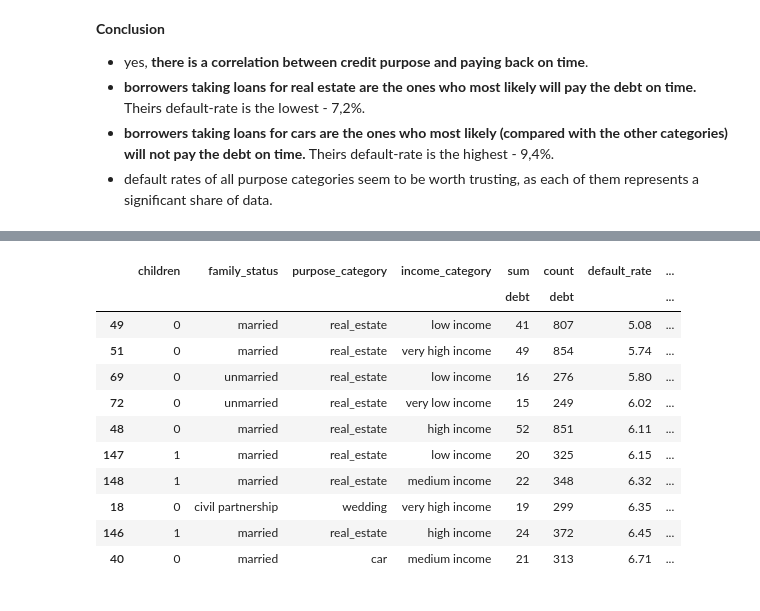
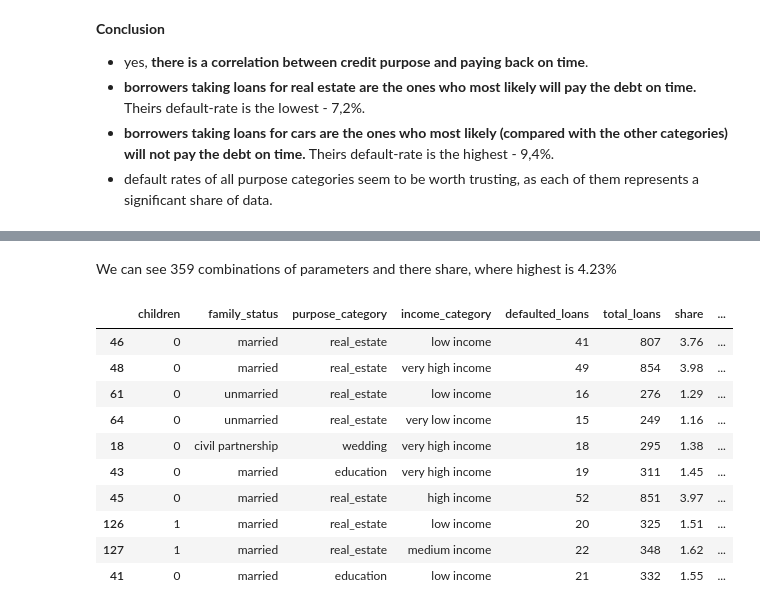
Before and after one commit to Sasha-Fridman/TripleTen-ex.-Practicum-Bootcamp-Projects, a Jupyter notebook: 1. Data Preprocessing.ipynb, the cells around one changed output, grey strips where cells are left out. Saved outputs shown, nothing was run; the diff lists cells and outputs as text; code cells hidden in the pictures.

```diff
--- a/1. Data Preprocessing.ipynb
+++ b/1. Data Preprocessing.ipynb
@@ -931,5 +977,6 @@ data['days_employed'] = np.where(data['days_employed'] < 0, abs(data['days_emplo
 We saw above that 'days_employed' column values defer a lot by 'income type' characteristic.  So we will use its median to replace missing ones. We use the median (not mean) - as data distribution is not symmetric.
 # %%
 # Filling missed values using 'transform' function
-data['days_employed'] = data['days_employed'].fillna(data.groupby('income_type')['days_employed'].transform('median'))
+data['days_employed'] = data['days_employed'].fillna(data.groupby('income_type')['days_employed']
+                                                     .transform('median'))
 # %%
@@ -1126,8 +1173,8 @@ dtype: int64
 # creating lists of keywords for defined categories
 real_estate_category = ['estate', 'real', 'property', 'house', 'housing', 'construction', 'renovation', 'residential']
 car_category = ['car']
-education_category = ['education', 'university']
-wedding_category = ['wedding', 'educated']
+education_category = ['education', 'university', 'educated']
+wedding_category = ['wedding']
 # %%
 # writing function giving lemma as output
 def lemmatization_func(line):
@@ -1258,7 +1302,8 @@ def income_category(income):
     'high income' for income between 60% and 80% from the bottom of the dataset
     'very high income' for the top 20% of values in the income column
 
-    * - actually we don't need this category for the current dataset, meanwhile, it could be useful in case we need to work with a different dataset in the future)
+    * - actually we don't need this category for the current dataset, meanwhile,
+        it could be useful in case we need to work with a different dataset in the future)
     """
 
     if income < 0:
@@ -1461,9 +1518,16 @@ pivot_purpose_category.sort_values(by = 'default_rate') # pivot_table sorted by
 # %%
 # creating pivot table on investigating categories of borrowers
-data_total_pivot = data.pivot_table(index=['children', 'family_status', 'purpose_category','income_category'], values='debt', aggfunc = ['sum','count']).reset_index()
+data_total_pivot = data.pivot_table(
+    index = ['children', 'family_status', 'purpose_category', 'income_category'],
+    values = 'debt',
+    aggfunc = ['sum', 'count'],
+).reset_index()
 
-# creating a 'default_rate' column
-data_total_pivot['default_rate'] = data_total_pivot['sum']/data_total_pivot['count']*100
+data_total_pivot.columns = (
+    ['children', 'family_status', 'purpose_category', 'income_category', 'defaulted_loans', 'total_loans'])
 
-# creating a 'representativity' column, showing the share of combinations of categories from all cases.
-data_total_pivot['representativity'] = data_total_pivot['count'] / len(data)*100
+data_total_pivot['share'] = data_total_pivot['total_loans'] / len(data) * 100
+data_total_pivot['default_rate'] = (data_total_pivot['defaulted_loans']
+                                    / data_total_pivot['total_loans']
+                                    * 100)
+data_total_pivot.sort_values(by = 'share', ascending = False)
@@ -1470,17 +1548,18 @@ data_total_pivot['representativity'] = data_total_pivot['count'] / len(data)*100
+# %% [markdown]
+We can see 359 combinations of parameters and there share, where highest is 4.23%
 # %%
-# the most reliable combinations of categories, we display only cases with representativity over 1%
-data_total_pivot[data_total_pivot['representativity'] > 1].sort_values(by='default_rate').head(10)
+# the most reliable combinations of categories, we display only cases with share over 1%
+data_total_pivot[data_total_pivot['share'] > 1].sort_values(by = 'default_rate', ascending = True).head(10)
 # %% [output]
-|  | children | family_status | purpose_category | income_category | sum | count | default_rate | ... |
-|  |  |  |  |  | debt | debt |  | ... |
-| 49 | 0 | married | real_estate | low income | 41 | 807 | 5.08 | ... |
-| 51 | 0 | married | real_estate | very high income | 49 | 854 | 5.74 | ... |
-| 69 | 0 | unmarried | real_estate | low income | 16 | 276 | 5.80 | ... |
-| 72 | 0 | unmarried | real_estate | very low income | 15 | 249 | 6.02 | ... |
-| 48 | 0 | married | real_estate | high income | 52 | 851 | 6.11 | ... |
-| 147 | 1 | married | real_estate | low income | 20 | 325 | 6.15 | ... |
-| 148 | 1 | married | real_estate | medium income | 22 | 348 | 6.32 | ... |
-| 18 | 0 | civil partnership | wedding | very high income | 19 | 299 | 6.35 | ... |
-| 146 | 1 | married | real_estate | high income | 24 | 372 | 6.45 | ... |
-| 40 | 0 | married | car | medium income | 21 | 313 | 6.71 | ... |
+|  | children | family_status | purpose_category | income_category | defaulted_loans | total_loans | share | ... |
+| 46 | 0 | married | real_estate | low income | 41 | 807 | 3.76 | ... |
+| 48 | 0 | married | real_estate | very high income | 49 | 854 | 3.98 | ... |
+| 61 | 0 | unmarried | real_estate | low income | 16 | 276 | 1.29 | ... |
+| 64 | 0 | unmarried | real_estate | very low income | 15 | 249 | 1.16 | ... |
+| 18 | 0 | civil partnership | wedding | very high income | 18 | 295 | 1.38 | ... |
+| 43 | 0 | married | education | very high income | 19 | 311 | 1.45 | ... |
+| 45 | 0 | married | real_estate | high income | 52 | 851 | 3.97 | ... |
+| 126 | 1 | married | real_estate | low income | 20 | 325 | 1.51 | ... |
+| 127 | 1 | married | real_estate | medium income | 22 | 348 | 1.62 | ... |
+| 41 | 0 | married | education | low income | 21 | 332 | 1.55 | ... |
 # %%
```
Also changed, not shown: parts of 104 cells of this notebook.
